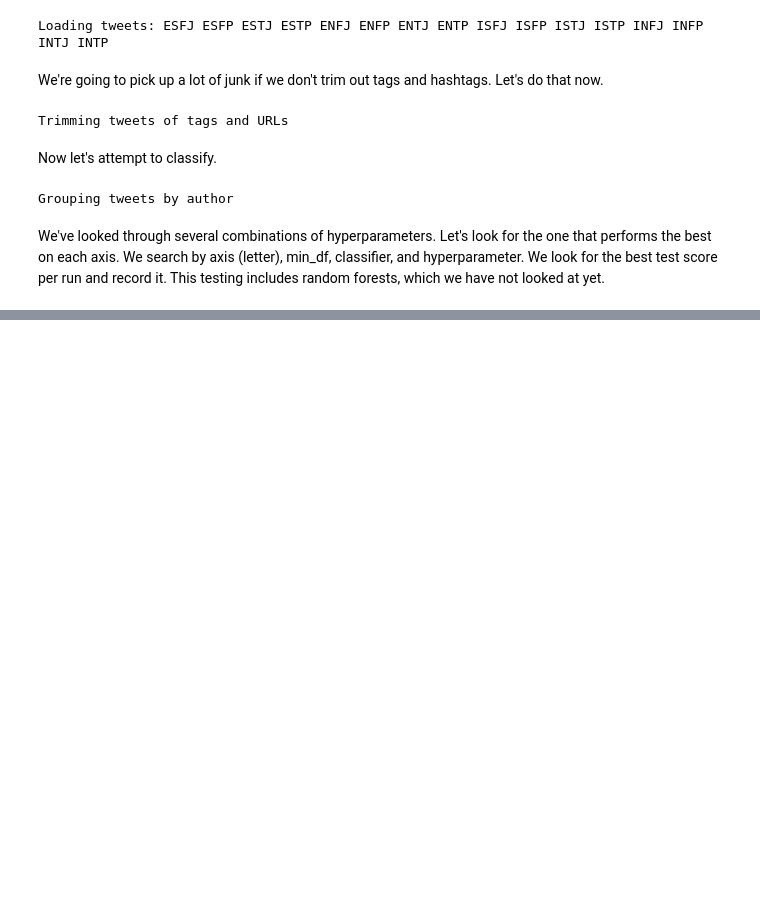
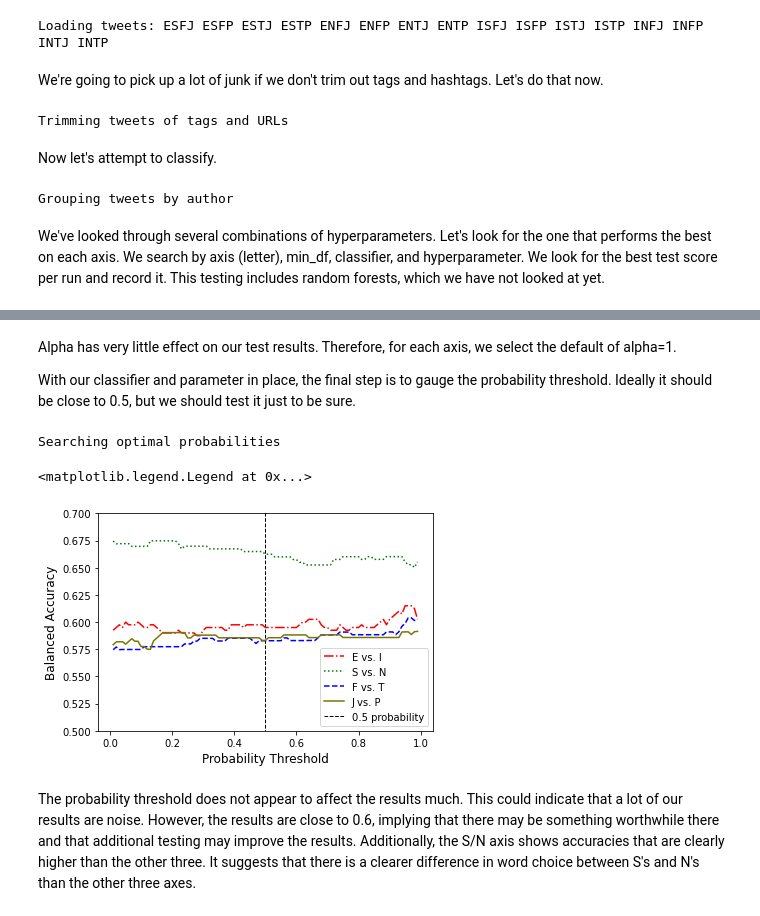
Before and after one commit to BarrettNB/Twitter_MBTI_predictor, a Jupyter notebook: 3_Modeling.ipynb, the cells around one changed output, grey strips where cells are left out. Cells and saved outputs as stored; diff of their text form; code cells hidden in the pictures; blank space fills up the shorter version.

Commit message:
Add probability thresholding

```diff
--- a/3_Modeling.ipynb
+++ b/3_Modeling.ipynb
@@ -243,0 +167,19 @@ for the whole test. That selection is min_df=200 and alpha=1.
+# %%
+test_size = 0.25
+min_df = 100
+vectorizer = CountVectorizer(min_df=min_df)
+# Get the sparse matrix (x, y) of (tweetID, wordID).
+X = vectorizer.fit_transform(tweets_per_author['Tweet'].to_list())
+for i, test_letter in enumerate(test_letters):
+    print(f'\nSearching optimal alpha: {letters[i]}')
+    y = tweets_per_author[test_letter]
+    X_train, X_test, y_train, y_test = train_test_split(
+        X, y, test_size=test_size, random_state=0)
+
+    best_alpha, best_test_score = None, 0
+    for alpha in np.power(10., np.arange(-2, 3)):
+        clf = MultinomialNB(alpha=alpha).fit(X_train, y_train)
+        test_score = clf.score(X_test, y_test)
+        print(f'\tAlpha, test score: {alpha}, {test_score}')
+        if test_score > best_test_score:
+             best_alpha, best_test_score = alpha, test_score
@@ -243,0 +204,49 @@ for the whole test. That selection is min_df=200 and alpha=1.
+# %% [markdown]
+Alpha has very little effect on our test results. Therefore, for each axis,
+we select the default of alpha=1.
+
+With our classifier and parameter in place, the final step is to gauge the
+probability threshold. Ideally it should be close to 0.5, but we should test
+it just to be sure.
+# %%
+dist_from_half = 0.5
+prob_range = np.arange(0.5-dist_from_half, 0.5+dist_from_half+1e-10, 0.01)
+test_score = pd.DataFrame(np.empty([prob_range.size, 4]), columns=test_letters)
+alpha = 1
+print('Searching optimal probabilities')
+for i, test_letter in enumerate(test_letters):
+    y = tweets_per_author[test_letter]
+    X_train, X_test, y_train, y_test = train_test_split(
+        X, y, test_size=test_size, random_state=0)
+
+    clf = MultinomialNB(alpha=alpha).fit(X_train, y_train)
+    for j, prob in enumerate(prob_range):
+        y_pred = clf.predict_proba(X_test)[:,1] > prob
+        score = balanced_accuracy_score(y_test, y_pred)
+        test_score.iloc[j, i] = score
+
+fig, ax = plt.subplots()
+color = ['r', '#007700', 'b', '#777700']
+ls = ['-.', ':', '--', '-']
+for i, letter in enumerate(test_letters):
+    label = f'{letters[i][0]} vs. {letters[i][1]}'
+    ax.plot(prob_range[1:-1], test_score[1:-1][letter], c=color[i], ls=ls[i],
+            label=label)
+fontsize = 12
+ax.set_xlabel('Probability Threshold', fontsize=fontsize)
+ax.set_ylabel('Balanced Accuracy', fontsize=fontsize)
+ax.vlines(0.5, 0, 1, colors=['k'], lw=1, ls='--', label='0.5 probability')
+ax.set_ylim(0.5, 0.7)
+ax.legend(loc='lower right')
+# %% [output]
+Searching optimal probabilities
+<matplotlib.legend.Legend at 0x...>
+[figure, added]
+# %% [markdown]
+The probability threshold does not appear to affect the results much. This
+could indicate that a lot of our results are noise. However, the results are
+close to 0.6, implying that there may be something worthwhile there and that
+additional testing may improve the results. Additionally, the S/N axis shows
+accuracies that are clearly higher than the other three. It suggests that
+there is a clearer difference in word choice between S's and N's than the other
+three axes.
```
Also changed, not shown: parts of 10 cells of this notebook.
